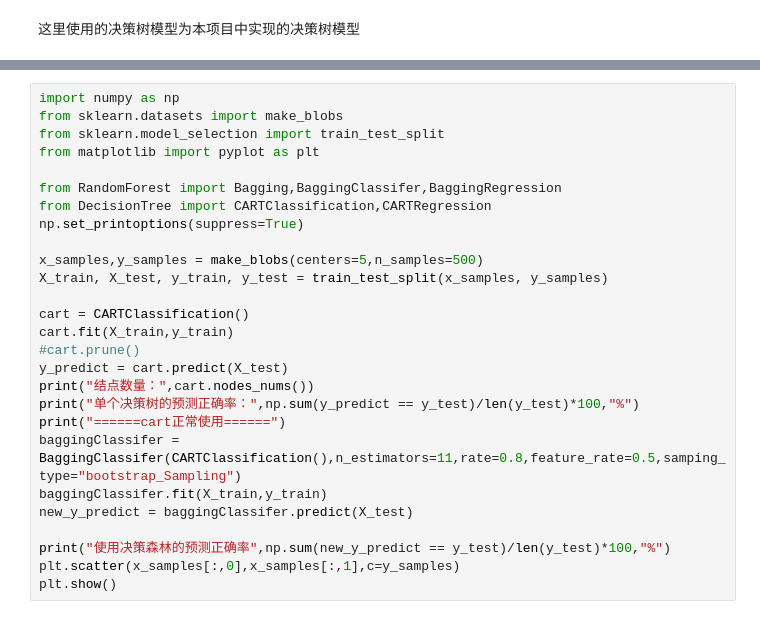
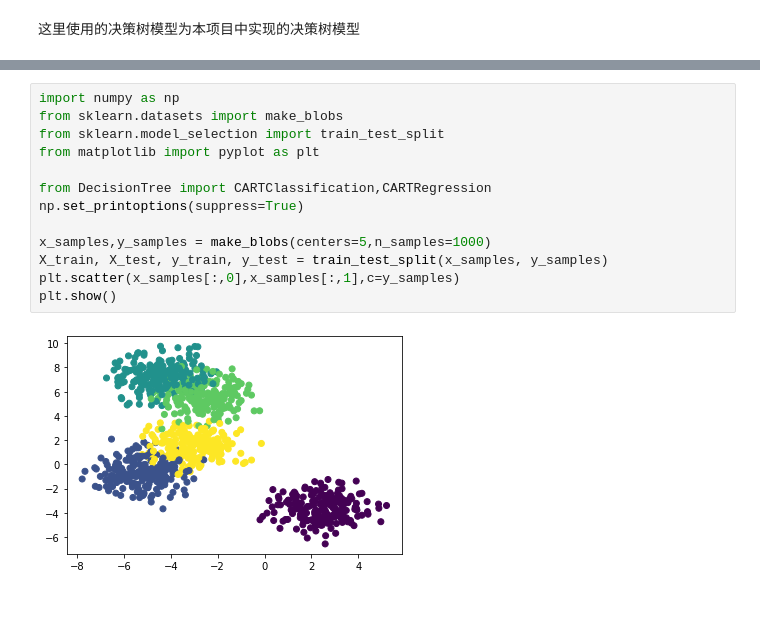
Before and after one commit to weizhang21/machine-learning, a Jupyter notebook: RandomForest.ipynb, the cells around one changed output, grey strips where cells are left out. Drawn from its saved outputs; the diff is of its cells as text.

```diff
--- a/RandomForest.ipynb
+++ b/RandomForest.ipynb
@@ -208,27 +208,15 @@ class BaggingRegression(Bagging):
 # %%
 import numpy as np
 from sklearn.datasets import make_blobs
 from sklearn.model_selection import train_test_split
 from matplotlib import pyplot as plt
 
-from RandomForest import Bagging,BaggingClassifer,BaggingRegression
 from DecisionTree import CARTClassification,CARTRegression
 np.set_printoptions(suppress=True)
 
-x_samples,y_samples = make_blobs(centers=5,n_samples=500)
+x_samples,y_samples = make_blobs(centers=5,n_samples=1000)
 X_train, X_test, y_train, y_test = train_test_split(x_samples, y_samples)
-
-cart = CARTClassification()
-cart.fit(X_train,y_train)
-#cart.prune()
-y_predict = cart.predict(X_test)
-print("结点数量：",cart.nodes_nums())
-print("单个决策树的预测正确率：",np.sum(y_predict == y_test)/len(y_test)*100,"%")
-print("======cart正常使用======")
-baggingClassifer = BaggingClassifer(CARTClassification(),n_estimators=11,rate=0.8,feature_rate=0.5,samping_type="bootstrap_Sampling")
-baggingClassifer.fit(X_train,y_train)
-new_y_predict = baggingClassifer.predict(X_test)
-
-print("使用决策森林的预测正确率",np.sum(new_y_predict == y_test)/len(y_test)*100,"%")
 plt.scatter(x_samples[:,0],x_samples[:,1],c=y_samples)
 plt.show()
+# %% [output]
+[figure, added]
```
Also changed, not shown: parts of 4 cells of this notebook.
